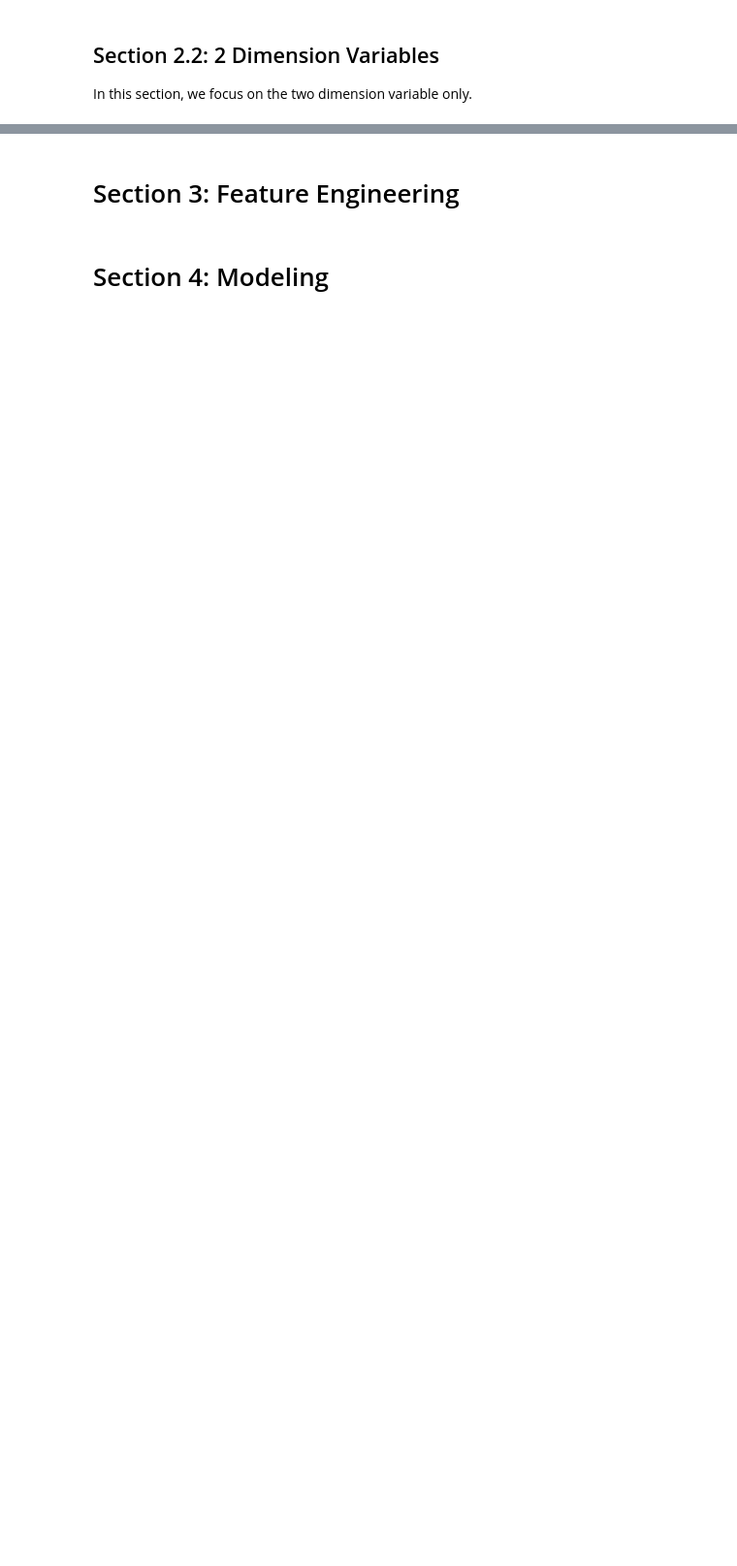
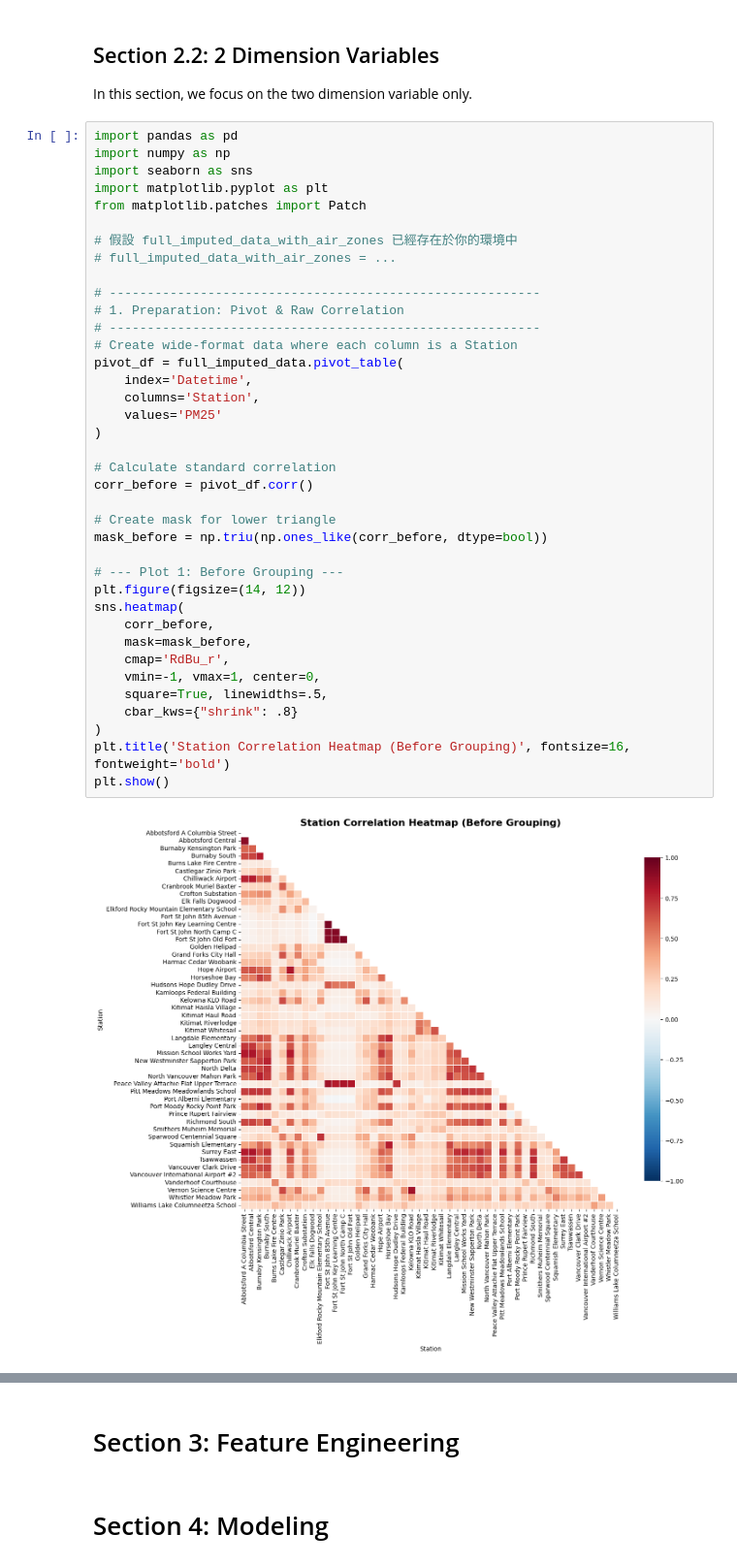
Before and after one commit to ChiehAnChang/Data-Science-Case-Study-1, a Jupyter notebook: STAT946 Case Study 1.ipynb, the cells around one changed output, grey strips where cells are left out. Shown at 97% size. Cells and saved outputs as stored; diff of their text form; blank space fills up the shorter version.

```diff
--- a/STAT946 Case Study 1.ipynb
+++ b/STAT946 Case Study 1.ipynb
@@ -895,3 +705,43 @@ plt.show()
 # %% [markdown]
 ## Section 2.2: 2 Dimension Variables
 In this section, we focus on the two dimension variable only.
+# %%
+import pandas as pd
+import numpy as np
+import seaborn as sns
+import matplotlib.pyplot as plt
+from matplotlib.patches import Patch
+
+# 假設 full_imputed_data_with_air_zones 已經存在於你的環境中
+# full_imputed_data_with_air_zones = ...
+
+# ---------------------------------------------------------
+# 1. Preparation: Pivot & Raw Correlation
+# ---------------------------------------------------------
+# Create wide-format data where each column is a Station
+pivot_df = full_imputed_data.pivot_table(
+    index='Datetime',
+    columns='Station',
+    values='PM25'
+)
+
+# Calculate standard correlation
+corr_before = pivot_df.corr()
+
+# Create mask for lower triangle
+mask_before = np.triu(np.ones_like(corr_before, dtype=bool))
+
+# --- Plot 1: Before Grouping ---
+plt.figure(figsize=(14, 12))
+sns.heatmap(
+    corr_before,
+    mask=mask_before,
+    cmap='RdBu_r',
+    vmin=-1, vmax=1, center=0,
+    square=True, linewidths=.5,
+    cbar_kws={"shrink": .8}
+)
+plt.title('Station Correlation Heatmap (Before Grouping)', fontsize=16, fontweight='bold')
+plt.show()
+# %% [output]
+[figure, added]
```
Also changed, not shown: parts of 25 cells of this notebook.
